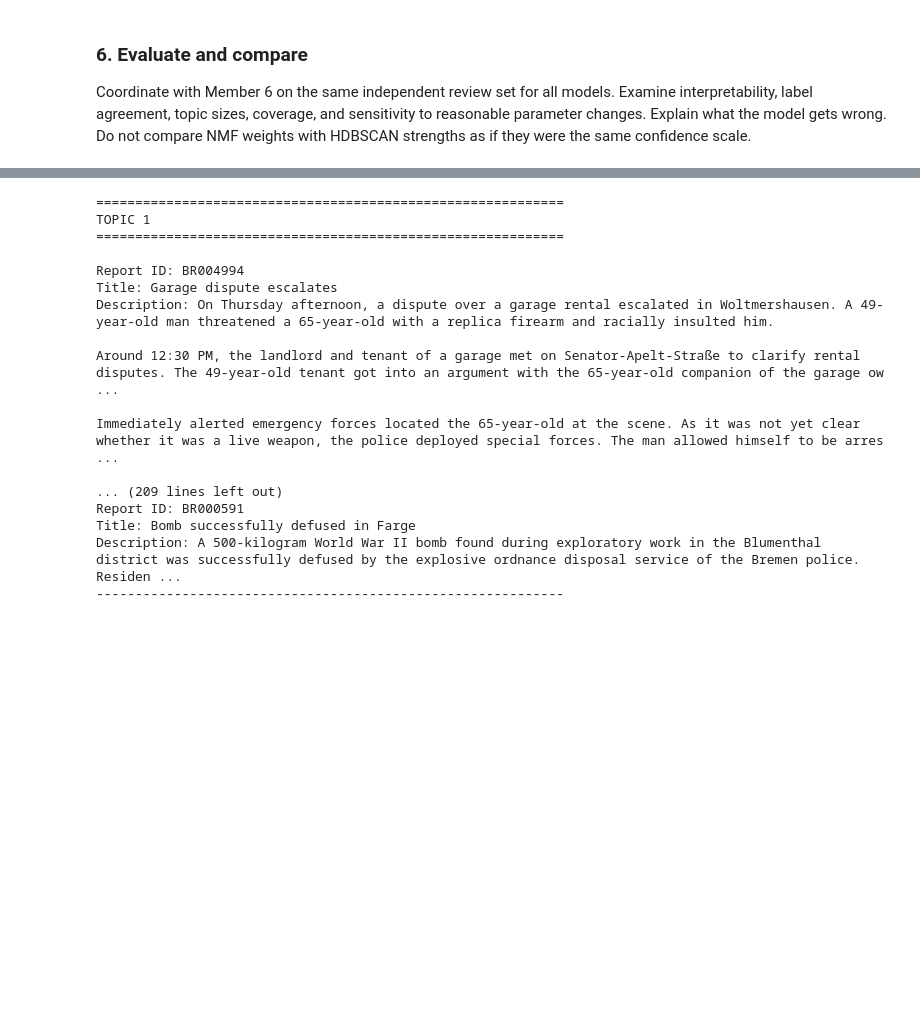
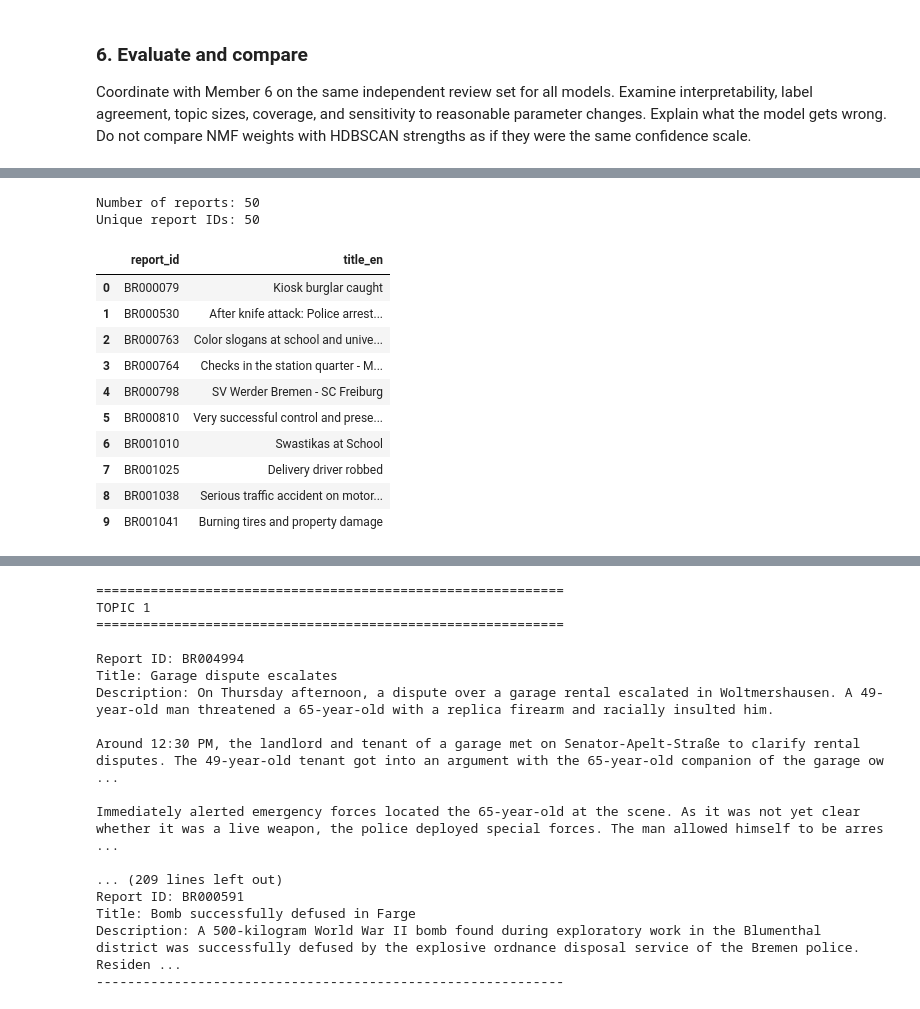
Before and after one commit to mshongwe775/bremen-crime-data-analytics, a Jupyter notebook: team_notebooks/03_description_topic_modeling.ipynb, the cells around one changed output, grey strips where cells are left out. Saved outputs shown, nothing was run; the diff lists cells and outputs as text; code cells hidden in the pictures; blank space fills up the shorter version.

```diff
--- a/team_notebooks/03_description_topic_modeling.ipynb
+++ b/team_notebooks/03_description_topic_modeling.ipynb
@@ -886,0 +1156,30 @@ Coordinate with Member 6 on the same independent review set for all models. Exam
+# %%
+
+# Create a reproducible independent review sample
+# Use the same report IDs for evaluating all topic models
+
+shared_review_sample = (
+    nmf_input[["report_id", "title_en", "description_en"]]
+    .sample(n=50, random_state=42)
+    .sort_values("report_id")
+    .reset_index(drop=True)
+)
+
+print("Number of reports:", len(shared_review_sample))
+print("Unique report IDs:", shared_review_sample["report_id"].nunique())
+
+display(shared_review_sample[["report_id", "title_en"]].head(10))
+# %% [output]
+Number of reports: 50
+Unique report IDs: 50
+|  | report_id | title_en |
+| 0 | BR000079 | Kiosk burglar caught |
+| 1 | BR000530 | After knife attack: Police arrest... |
+| 2 | BR000763 | Color slogans at school and unive... |
+| 3 | BR000764 | Checks in the station quarter - M... |
+| 4 | BR000798 | SV Werder Bremen - SC Freiburg |
+| 5 | BR000810 | Very successful control and prese... |
+| 6 | BR001010 | Swastikas at School |
+| 7 | BR001025 | Delivery driver robbed |
+| 8 | BR001038 | Serious traffic accident on motor... |
+| 9 | BR001041 | Burning tires and property damage |
```
Also changed, not shown: parts of 82 cells of this notebook, 3 other files.
